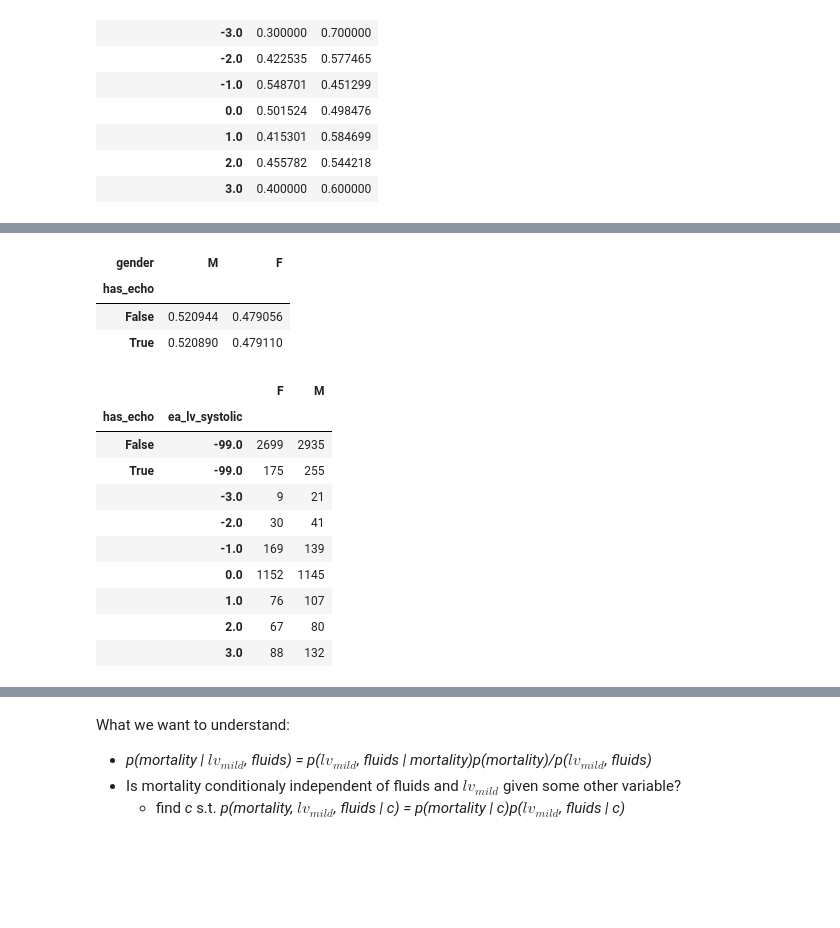
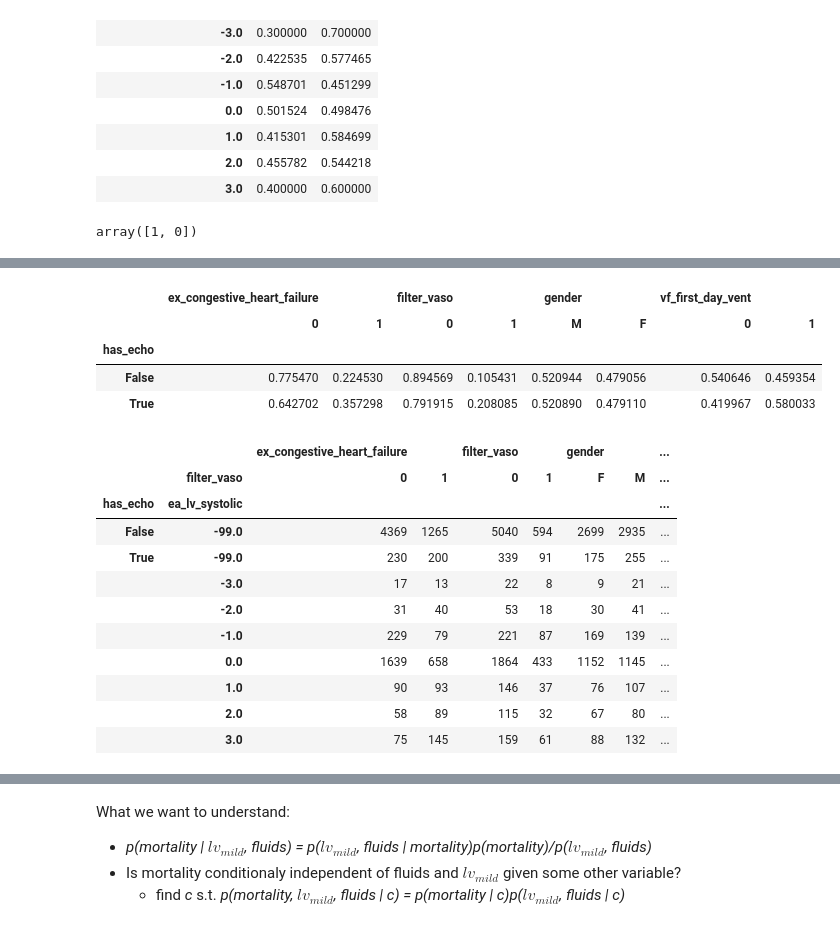
Before and after one commit to yhtgrace/echo, a Jupyter notebook: notebooks/170518_echo_analysis.ipynb, the cells around one changed output, grey strips where cells are left out. Saved outputs shown, nothing was run; the diff lists cells and outputs as text; code cells hidden in the pictures; blank space fills up the shorter version.

```diff
--- a/notebooks/170518_echo_analysis.ipynb
+++ b/notebooks/170518_echo_analysis.ipynb
@@ -135,3 +149,45 @@ def subgroup(g):
+# %%
+def subgroup(groups):
+    counts = {}
+    proportions = {}
+    if type(groups) is not list:
+        groups = [groups]
+    #counts = ef.groupby(groups).apply(lambda x: x.has_echo.value_counts())
+    #if type(counts) is pd.Series:
+    #    counts = counts.unstack(-1).fillna(0)
+    for g in groups:
+        table = ef.groupby('has_echo').apply(lambda x: x[g].value_counts())
+        if type(table) is pd.Series:
+            table = table.unstack(-1).fillna(0)
+        counts[g] = table
+        proportions[g] = table.div(table.sum(axis=1), axis=0)
+    counts = pd.concat(counts, axis=1)
+    proportions = pd.concat(proportions, axis=1)
+    display(counts)
+    display(proportions)
+
+    counts = {}
+    proportions = {}
+    for g in groups:
+        table = ef.groupby(['has_echo', 'ea_lv_systolic']).apply(lambda x: x[g].value_counts())
+        if type(table) is pd.Series:
+            table = table.unstack(-1).fillna(0)
+        #table = table.reset_index()
+        counts[g] = table
+        proportions[g] = table.div(table.sum(axis=1), axis=0)
+    counts = pd.concat(counts, axis=1)
+    proportions = pd.concat(proportions, axis=1)
+    display(counts)
+    display(proportions)
+
+    #display(ef.groupby('has_echo').apply(lambda x: x[g].value_counts()))
+    #display(ef.groupby('has_echo').apply(lambda x: x[g].value_counts(normalize=True)))
+    #display(ef.groupby(['has_echo', 'ea_lv_systolic']).apply(lambda x: x[g].value_counts()).unstack(2))
+    #display(ef.groupby(['has_echo', 'ea_lv_systolic']).apply(lambda x: x[g].value_counts(normalize=True)).unstack(2))
+# %%
+ef.vf_first_day_vent.unique()
+# %% [output]
+array([1, 0])
 # %%
-subgroup('gender')
+subgroup(['gender', 'ex_congestive_heart_failure', 'vf_first_day_vent', 'filter_vaso'])
 # %% [output]
@@ -142,15 +199,17 @@ subgroup('gender')
-| gender | M | F |
-| has_echo |  |  |
-| False | 0.520944 | 0.479056 |
-| True | 0.520890 | 0.479110 |
+|  | ex_congestive_heart_failure |  | filter_vaso |  | gender |  | vf_first_day_vent |  |
+|  | 0 | 1 | 0 | 1 | M | F | 0 | 1 |
+| has_echo |  |  |  |  |  |  |  |  |
+| False | 0.775470 | 0.224530 | 0.894569 | 0.105431 | 0.520944 | 0.479056 | 0.540646 | 0.459354 |
+| True | 0.642702 | 0.357298 | 0.791915 | 0.208085 | 0.520890 | 0.479110 | 0.419967 | 0.580033 |
-|  |  | F | M |
-| has_echo | ea_lv_systolic |  |  |
-| False | -99.0 | 2699 | 2935 |
-| True | -99.0 | 175 | 255 |
-|  | -3.0 | 9 | 21 |
-|  | -2.0 | 30 | 41 |
-|  | -1.0 | 169 | 139 |
-|  | 0.0 | 1152 | 1145 |
-|  | 1.0 | 76 | 107 |
-|  | 2.0 | 67 | 80 |
-|  | 3.0 | 88 | 132 |
+|  |  | ex_congestive_heart_failure |  | filter_vaso |  | gender |  | ... |
+|  | filter_vaso | 0 | 1 | 0 | 1 | F | M | ... |
+| has_echo | ea_lv_systolic |  |  |  |  |  |  | ... |
+| False | -99.0 | 4369 | 1265 | 5040 | 594 | 2699 | 2935 | ... |
+| True | -99.0 | 230 | 200 | 339 | 91 | 175 | 255 | ... |
+|  | -3.0 | 17 | 13 | 22 | 8 | 9 | 21 | ... |
+|  | -2.0 | 31 | 40 | 53 | 18 | 30 | 41 | ... |
+|  | -1.0 | 229 | 79 | 221 | 87 | 169 | 139 | ... |
+|  | 0.0 | 1639 | 658 | 1864 | 433 | 1152 | 1145 | ... |
+|  | 1.0 | 90 | 93 | 146 | 37 | 76 | 107 | ... |
+|  | 2.0 | 58 | 89 | 115 | 32 | 67 | 80 | ... |
+|  | 3.0 | 75 | 145 | 159 | 61 | 88 | 132 | ... |
```
Also changed, not shown: parts of 4 cells of this notebook, 1 other file.
